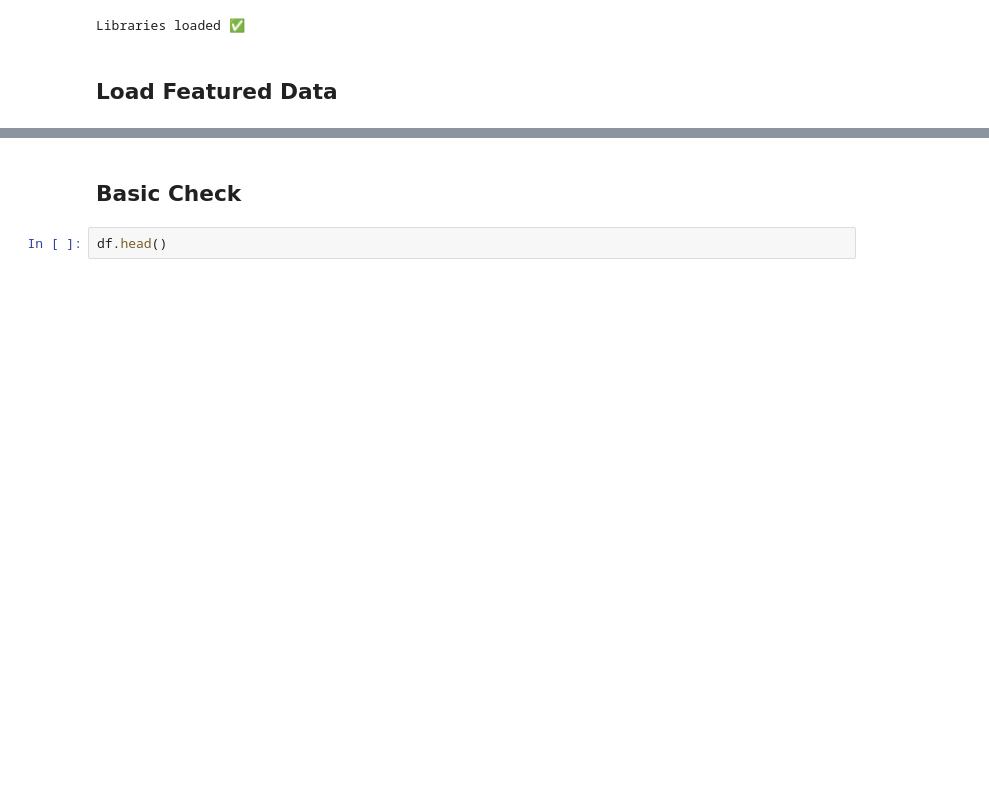
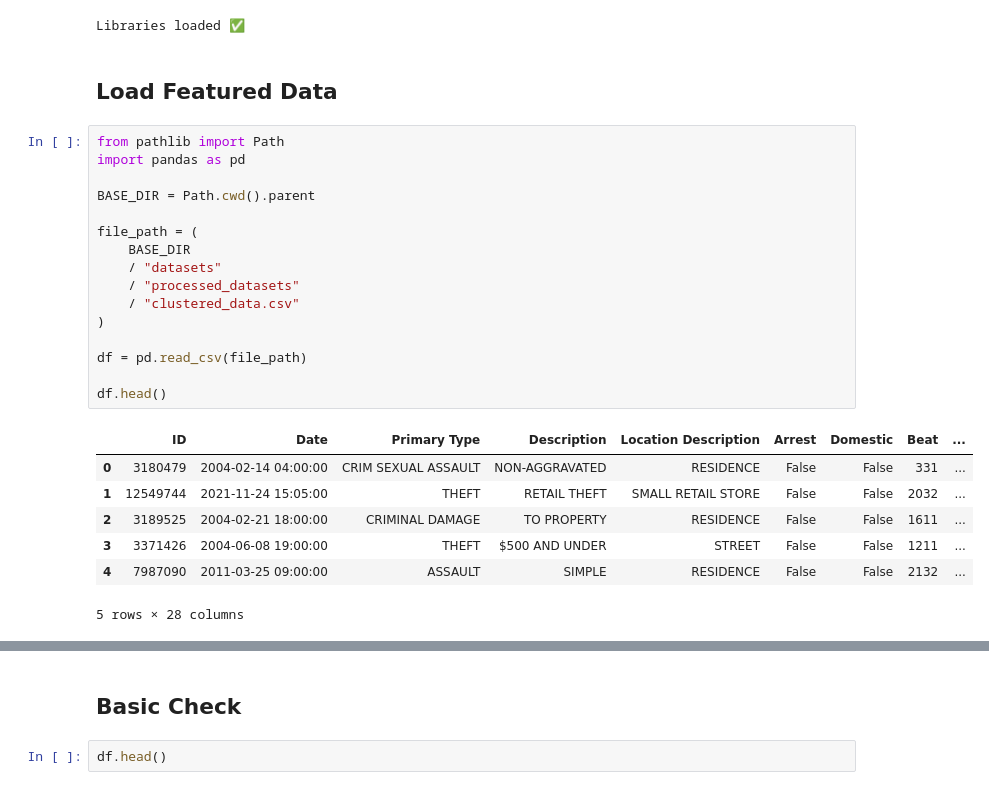
Before and after one commit to dev-prasath/PatrollQ, a Jupyter notebook: src/clustering.ipynb, the cells around one changed output, grey strips where cells are left out. Cells and saved outputs as stored; diff of their text form; blank space fills up the shorter version.

Commit message:
Add files via upload
Updated src folder and path for accessing datasets

```diff
--- a/src/clustering.ipynb
+++ b/src/clustering.ipynb
@@ -15,4 +15,28 @@ print("Libraries loaded ✅")
 Libraries loaded ✅
 # %% [markdown]
 ## Load Featured Data
+# %%
+from pathlib import Path
+import pandas as pd
+
+BASE_DIR = Path.cwd().parent
+
+file_path = (
+    BASE_DIR
+    / "datasets"
+    / "processed_datasets"
+    / "clustered_data.csv"
+)
+
+df = pd.read_csv(file_path)
+
+df.head()
+# %% [output]
+|  | ID | Date | Primary Type | Description | Location Description | Arrest | Domestic | Beat | ... |
+| 0 | 3180479 | 2004-02-14 04:00:00 | CRIM SEXUAL ASSAULT | NON-AGGRAVATED | RESIDENCE | False | False | 331 | ... |
+| 1 | 12549744 | 2021-11-24 15:05:00 | THEFT | RETAIL THEFT | SMALL RETAIL STORE | False | False | 2032 | ... |
+| 2 | 3189525 | 2004-02-21 18:00:00 | CRIMINAL DAMAGE | TO PROPERTY | RESIDENCE | False | False | 1611 | ... |
+| 3 | 3371426 | 2004-06-08 19:00:00 | THEFT | $500 AND UNDER | STREET | False | False | 1211 | ... |
+| 4 | 7987090 | 2011-03-25 09:00:00 | ASSAULT | SIMPLE | RESIDENCE | False | False | 2132 | ... |
+5 rows × 28 columns
 # %%
```
Also changed, not shown: parts of 6 cells of this notebook, 3 other files.
